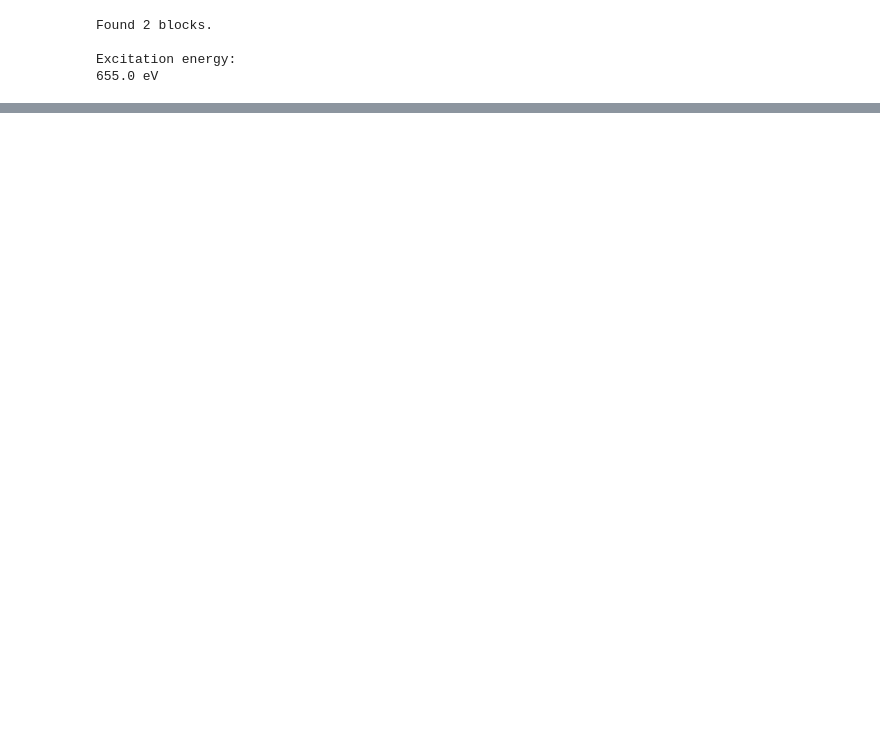
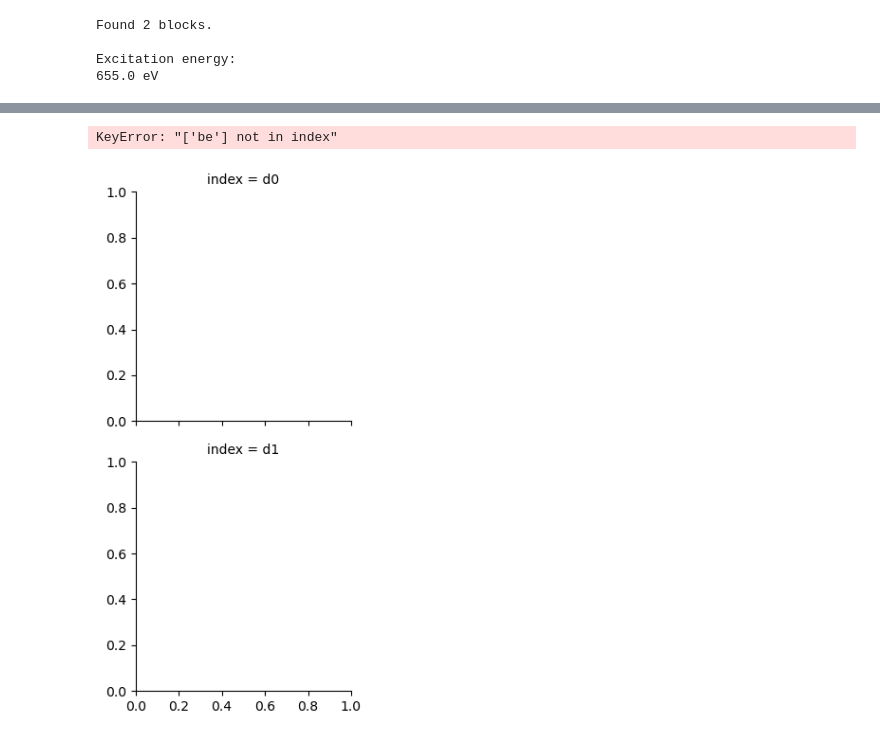
Before and after one commit to picklerixs/meitner, a Jupyter notebook: xarray_test.ipynb, the cells around one changed output, grey strips where cells are left out. Saved outputs shown, nothing was run; the diff lists cells and outputs as text; code cells hidden in the pictures; blank space fills up the shorter version.

Commit message:
Started implementing plotting in Fit.

```diff
--- a/xarray_test.ipynb
+++ b/xarray_test.ipynb
@@ -28,4 +29,4 @@ Detected multiple VAMAS blocks with the same name.
 Excitation energy:
 1486.69 eV
 # %%
-fit = meitner.Fit(xps_list, n_peaks=2, first_peak_index=0)
+fit = meitner.Fit(xps_list, n_peaks=6, first_peak_index=0, fit=False)
@@ -204,0 +109,3 @@ fit1.xps['d0'].ds.plot.scatter(x='be',y='model_no_bg',ax=ax)
+# %%
+df = fit.xps_concat
+df = df.to_dataframe()
@@ -204,0 +129,12 @@ fit1.xps['d0'].ds.plot.scatter(x='be',y='model_no_bg',ax=ax)
+# %%
+g = sns.FacetGrid(df, row='index', hue='index')
+g.map(plt.plot, 'be', 'cps_no_bg')
+# g.map(plt.axhline, y=0, lw=2, clip_on=False)
+# # Set the subplots to overlap
+# g.fig.subplots_adjust(hspace=-.00)
+# g.set_titles("")
+# g.set(yticks=[])
+# g.despine(bottom=True, left=True)
+# %% [output]
+KeyError: "['be'] not in index"
+[figure, added]
```
Also changed, not shown: parts of 15 cells of this notebook, 1 other file.
